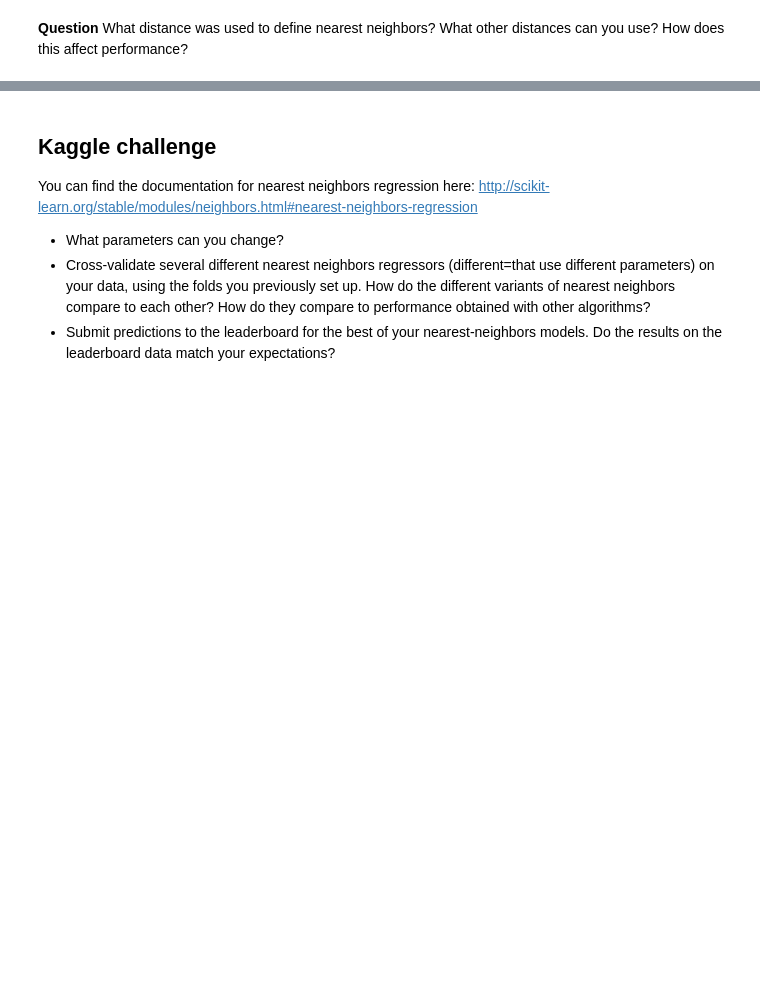
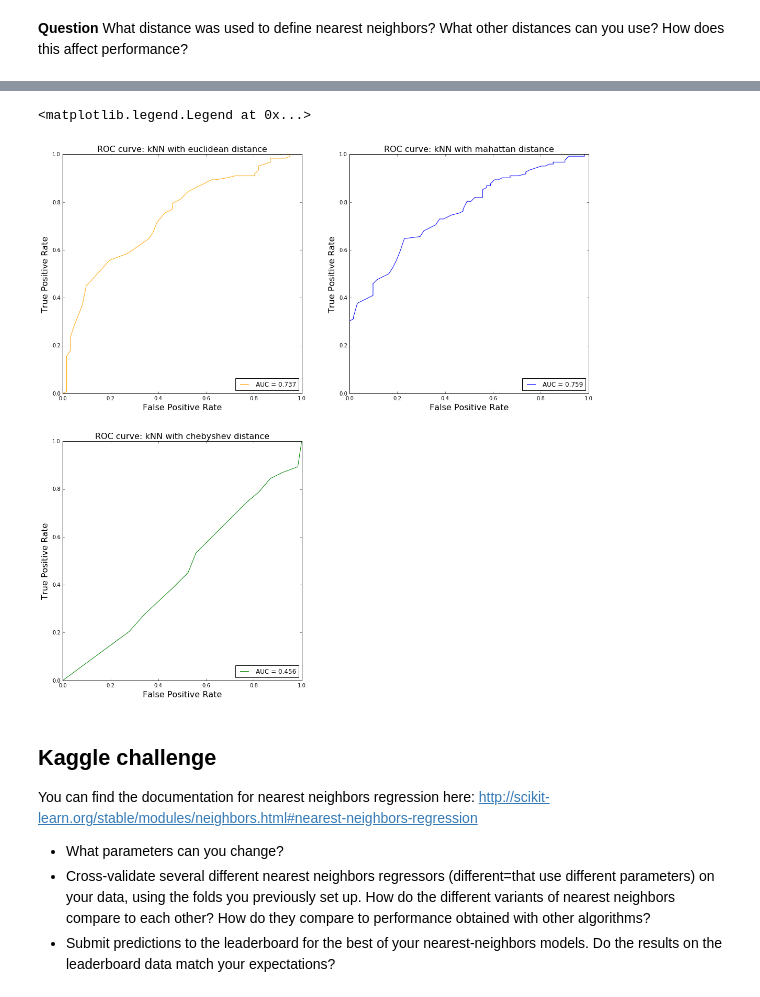
Before and after one commit to AdrienGlmz/ma2823_2016, a Jupyter notebook: lab_notebooks/Lab 5 2016-10-14 Nearest neighbors.ipynb, the cells around one changed output, grey strips where cells are left out. Cells and saved outputs as stored; diff of their text form; code cells hidden in the pictures; blank space fills up the shorter version.

```diff
--- a/lab_notebooks/Lab 5 2016-10-14 Nearest neighbors.ipynb
+++ b/lab_notebooks/Lab 5 2016-10-14 Nearest neighbors.ipynb
@@ -299,3 +312,51 @@ ValueError: Can't handle mix of binary and continuous
+# %%
+param_grid = {'n_neighbors': list(range(1, 30, 2))}
+
+#Manhattan distance
+clf_manhattan = grid_search.GridSearchCV(neighbors.KNeighborsClassifier(p=1), param_grid, scoring='roc_auc')
+ypred_manhattan = cross_validate(X, y, clf_manhattan, folds)
+fpr_manhattan, tpr_manhattan, thresholds = metrics.roc_curve(y, ypred_manhattan, pos_label=1)
+auc_manhattan = metrics.auc(fpr_manhattan, tpr_manhattan)
+
+
+#Chebyshev distance
+clf_chebyshev = grid_search.GridSearchCV(neighbors.KNeighborsClassifier(metric = 'chebyshev'), param_grid, scoring='roc_auc')
+ypred_chebyshev = cross_validate(X, y, clf_chebyshev, folds)
+fpr_chebyshev, tpr_chebyshev, thresholds = metrics.roc_curve(y, ypred_chebyshev, pos_label=1)
+auc_chebyshev = metrics.auc(fpr_chebyshev, tpr_chebyshev)
+
+#Plot
+fig = plt.figure(figsize=(18, 18))
+
+#Plot knn
+fig.add_subplot(221) # 2 x 2 grid, 1st subplot
+plt.plot(fpr_knn, tpr_knn, '-', color='orange', label='AUC = %0.3f' % auc_knn)
+
+plt.xlabel('False Positive Rate', fontsize=16)
+plt.ylabel('True Positive Rate', fontsize=16)
+plt.title('ROC curve: kNN with euclidean distance', fontsize=16)
+plt.legend(loc="lower right")
+
+#Plot 2
+fig.add_subplot(222) # 2 x 2 grid, 1st subplot
+plt.plot(fpr_manhattan, tpr_manhattan, '-', color='blue', label='AUC = %0.3f' % auc_manhattan)
+
+plt.xlabel('False Positive Rate', fontsize=16)
+plt.ylabel('True Positive Rate', fontsize=16)
+plt.title('ROC curve: kNN with mahattan distance', fontsize=16)
+plt.legend(loc="lower right")
+
+#Plot 3
+fig.add_subplot(223) # 2 x 2 grid, 1st subplot
+plt.plot(fpr_chebyshev, tpr_chebyshev, '-', color='green', label='AUC = %0.3f' % auc_chebyshev)
+
+plt.xlabel('False Positive Rate', fontsize=16)
+plt.ylabel('True Positive Rate', fontsize=16)
+plt.title('ROC curve: kNN with chebyshev distance', fontsize=16)
+plt.legend(loc="lower right")
+# %% [output]
+<matplotlib.legend.Legend at 0x...>
+[figure, added]
 # %% [markdown]
 ## Kaggle challenge
 You can find the documentation for nearest neighbors regression here: http://scikit-learn.org/stable/modules/neighbors.html#nearest-neighbors-regression
```
Also changed, not shown: parts of 8 cells of this notebook.
